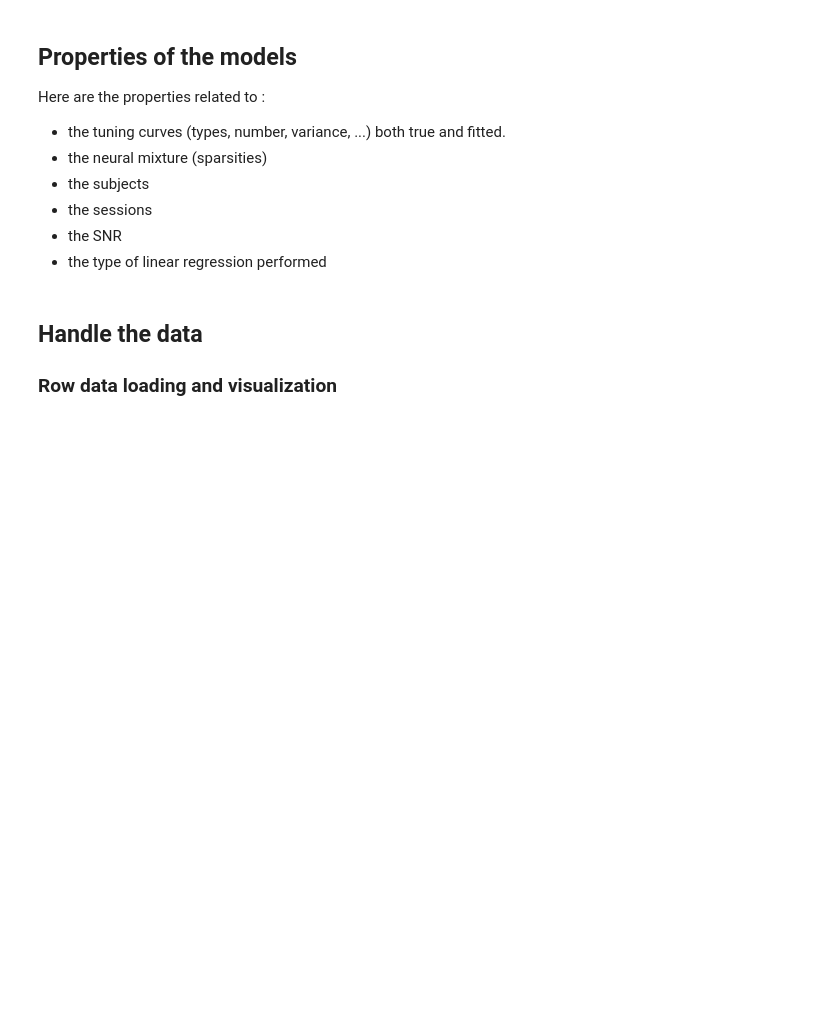
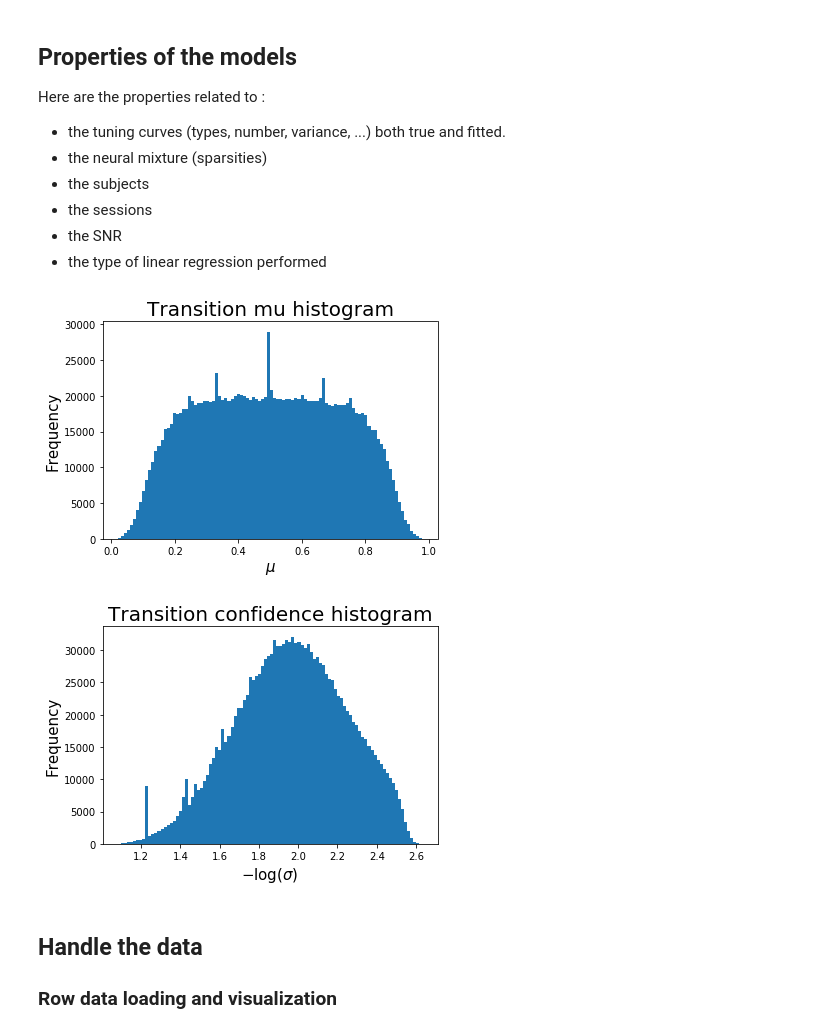
Before and after one commit to sebastiendemortain/neural-coding-of-probabilities, a Jupyter notebook: simulation_results.ipynb, the cells around one changed output. Saved outputs shown, nothing was run; the diff lists cells and outputs as text; code cells hidden in the pictures; blank space fills up the shorter version.

```diff
--- a/simulation_results.ipynb
+++ b/simulation_results.ipynb
@@ -136,6 +143,42 @@ regr = linear_model.LinearRegression(fit_intercept=True, n_jobs=-1)
 regr2 = linear_model.LinearRegression(fit_intercept=True, n_jobs=-1)
 
 whitening_done = False
+# %%
+# Histograms of the distribution
+all_mu = np.concatenate(p1_mu_array).ravel()    # All values of conf (for percentiles)
+
+all_conf = -np.log(np.concatenate(p1_sd_array).ravel())    # All values of conf (for percentiles)
+
+# To get the percentiles
+fontsize=15
+
+fig = plt.figure()
+plt.hist(all_mu, bins=100)
+plt.title("Transition mu histogram", fontsize=fontsize+5)
+plt.xlabel("$\mu$", fontsize=fontsize)
+plt.ylabel("Frequency", fontsize=fontsize)
+plt.show()
+
+fig = plt.figure()
+plt.hist(all_conf, bins=100)
+plt.title("Transition confidence histogram", fontsize=fontsize+5)
+plt.xlabel("$-\log(\sigma)$", fontsize=fontsize)
+plt.ylabel("Frequency", fontsize=fontsize)
+plt.show()
+
+mu_percentiles = np.percentile(all_mu, np.linspace(0, 100, 100))
+
+conf_percentiles = np.percentile(all_conf, np.linspace(0, 100, 100))
+
+# fig = plt.figure()
+# plt.hist(conf_percentiles, bins=100)
+# plt.title("Confidence histogram")
+# plt.xlabel("Confidence")
+# plt.ylabel("Frequency")
+# plt.show()
+# %% [output]
+[figure, added]
+[figure, added]
 # %% [markdown]
 ## Handle the data
 
```
Also changed, not shown: parts of 23 cells of this notebook, 2 other files.
